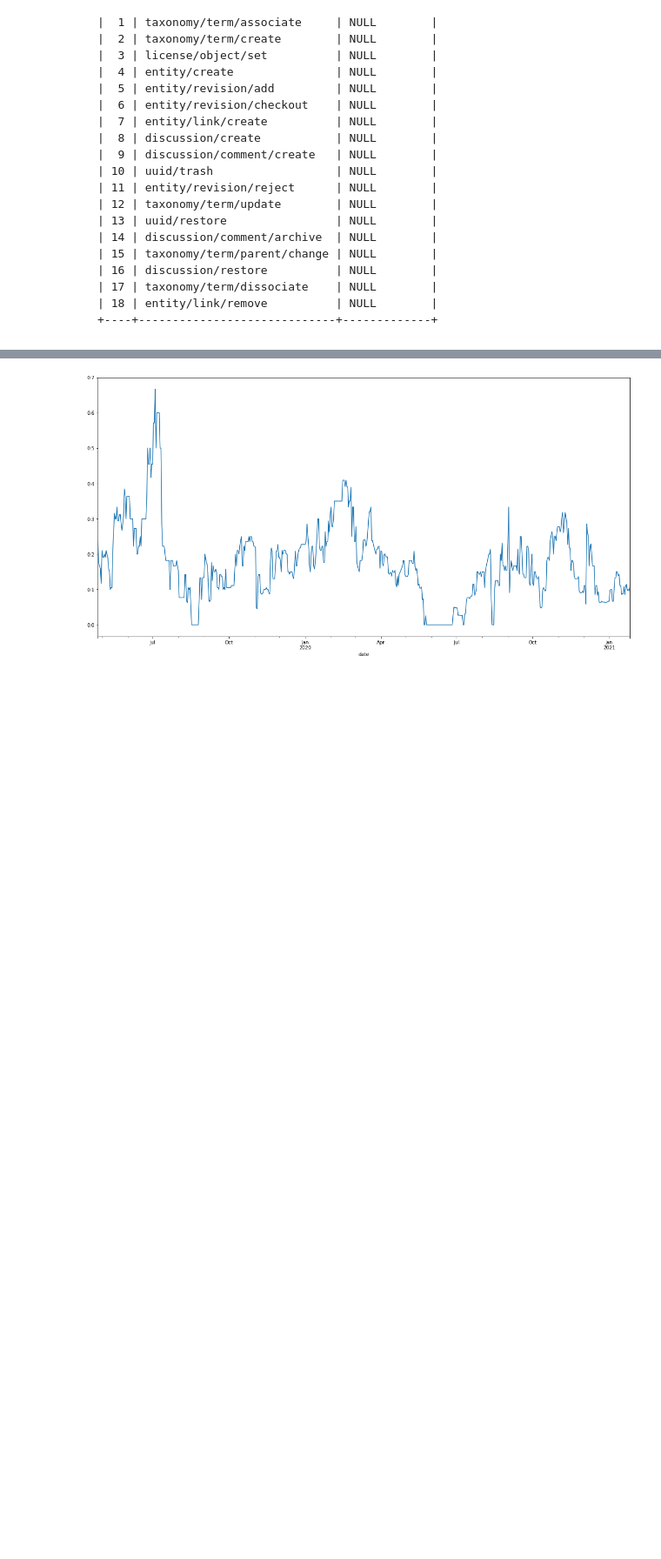
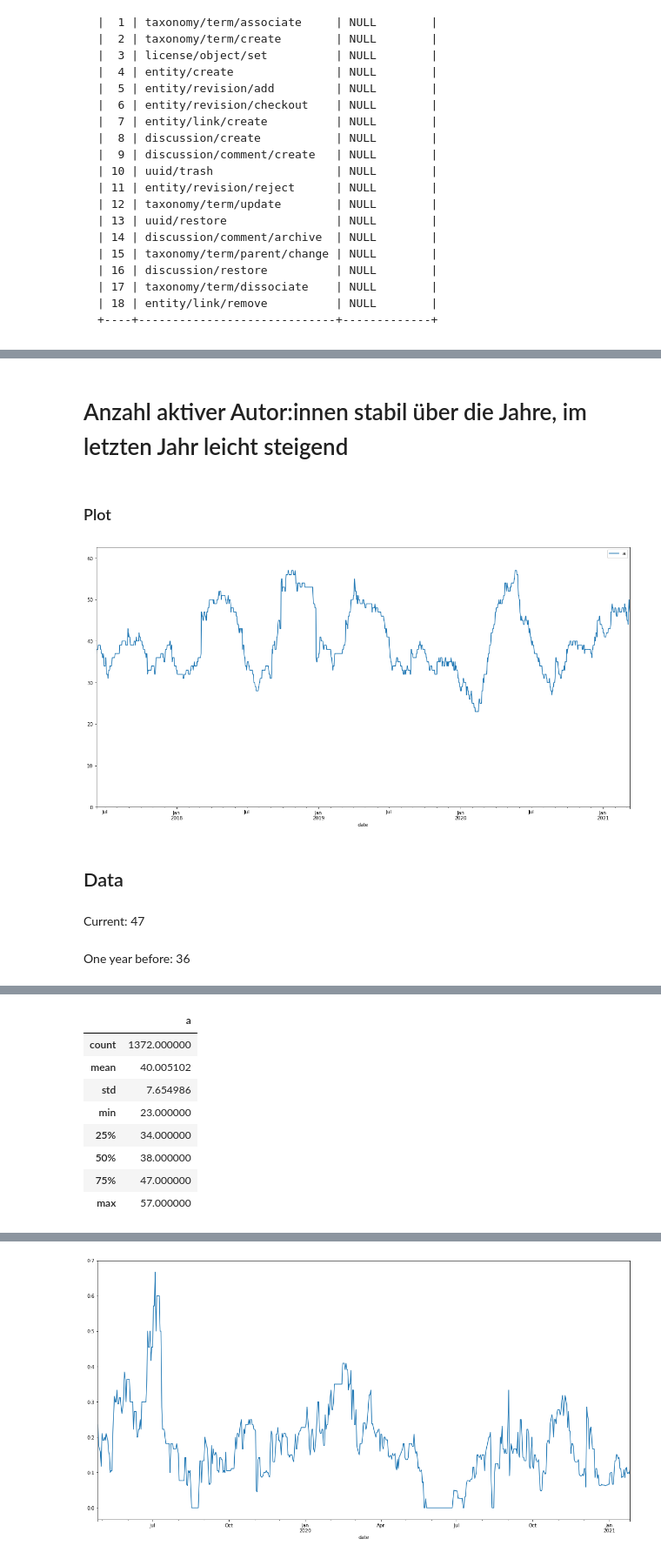
Before and after one commit to kulla/serlo-evaluations, a Jupyter notebook: 2021-03-17 Aktuelle Größe unserer Community.ipynb, the cells around one changed output, grey strips where cells are left out. Shown at 87% size. Saved outputs shown, nothing was run; the diff lists cells and outputs as text; code cells hidden in the pictures; blank space fills up the shorter version.

Commit message:
Update: Größe der Community

```diff
--- a/2021-03-17 Aktuelle Größe unserer Community.ipynb
+++ b/2021-03-17 Aktuelle Größe unserer Community.ipynb
@@ -339,0 +115,25 @@ Name: active, dtype: float64
+# %%
+event_types = {
+    "Inhalt": [5,6],
+    "Kommentare": [8,9,14,16],
+    "Reviewing": [6,11],
+    "Taxonomy": [1,2,12,15,17],
+    "Administration": [10,13,3]
+}
+event_types["Inhalt + Taxonomy"] = list(event_types["Inhalt"] + event_types["Taxonomy"])
+
+df_cache = dict()
+
+for event_type, event_ids in event_types.items():
+    df_cache[event_type] = compute_edits_per_day_per_user(event_log, event_ids)
+# %%
+community = pd.read_csv("community.csv")
+community.set_index("username", inplace=True)
+
+def is_not_team(username):
+    return username not in community.index or community.loc[username]["team_or_ex-team"] != 1
+
+display(is_not_team("kathongi"))
+display(is_not_team("chdieter"))
+display(is_not_team("kurrater"))
+display(is_not_team("arekkas"))
@@ -339,0 +237,10 @@ Name: active, dtype: float64
+# %%
+display(Markdown("# Anzahl aktiver Autor:innen stabil über die Jahre, im letzten Jahr leicht steigend"))
+show_author_count_plot()
+# %% [output]
+# Anzahl aktiver Autor:innen stabil über die Jahre, im letzten Jahr leicht steigend
+### Plot
+[figure, added]
+## Data
+Current: 47
+One year before: 36
@@ -339,0 +248,9 @@ Name: active, dtype: float64
+|  | a |
+| count | 1372.000000 |
+| mean | 40.005102 |
+| std | 7.654986 |
+| min | 23.000000 |
+| 25% | 34.000000 |
+| 50% | 38.000000 |
+| 75% | 47.000000 |
+| max | 57.000000 |
```
Also changed, not shown: parts of 41 cells of this notebook.
